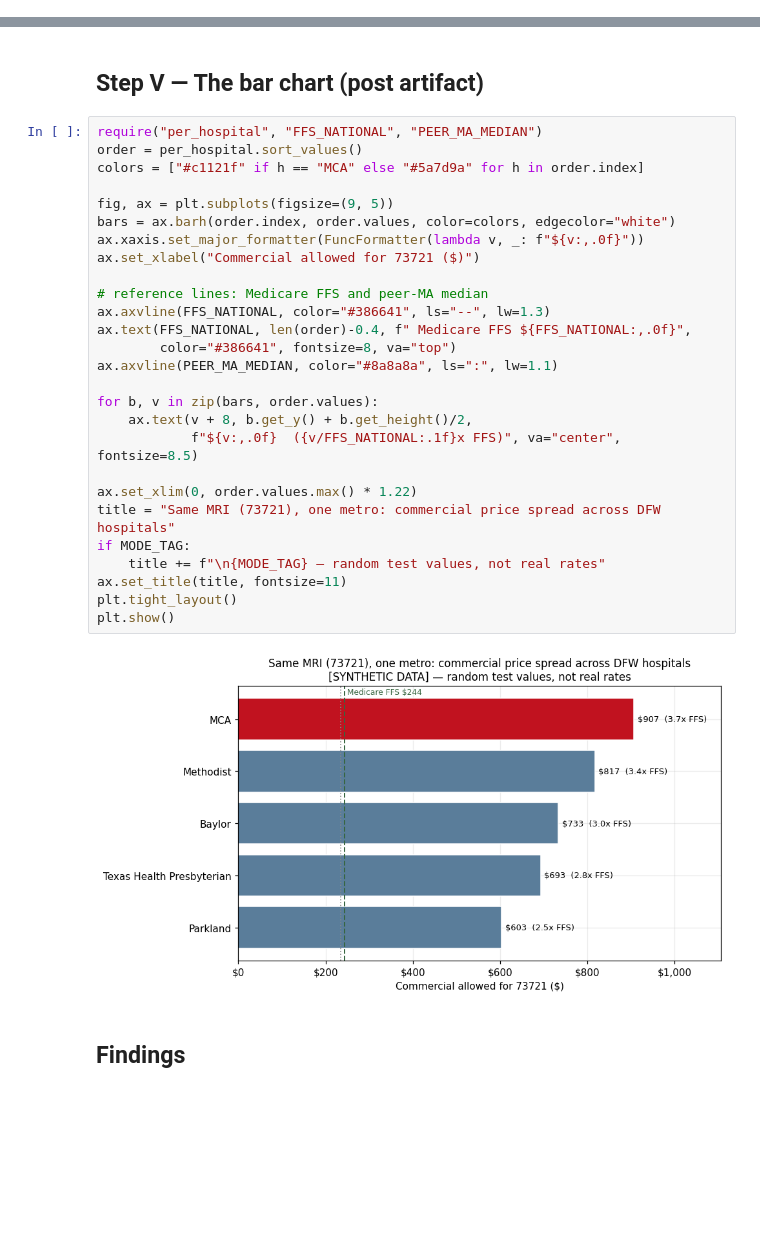
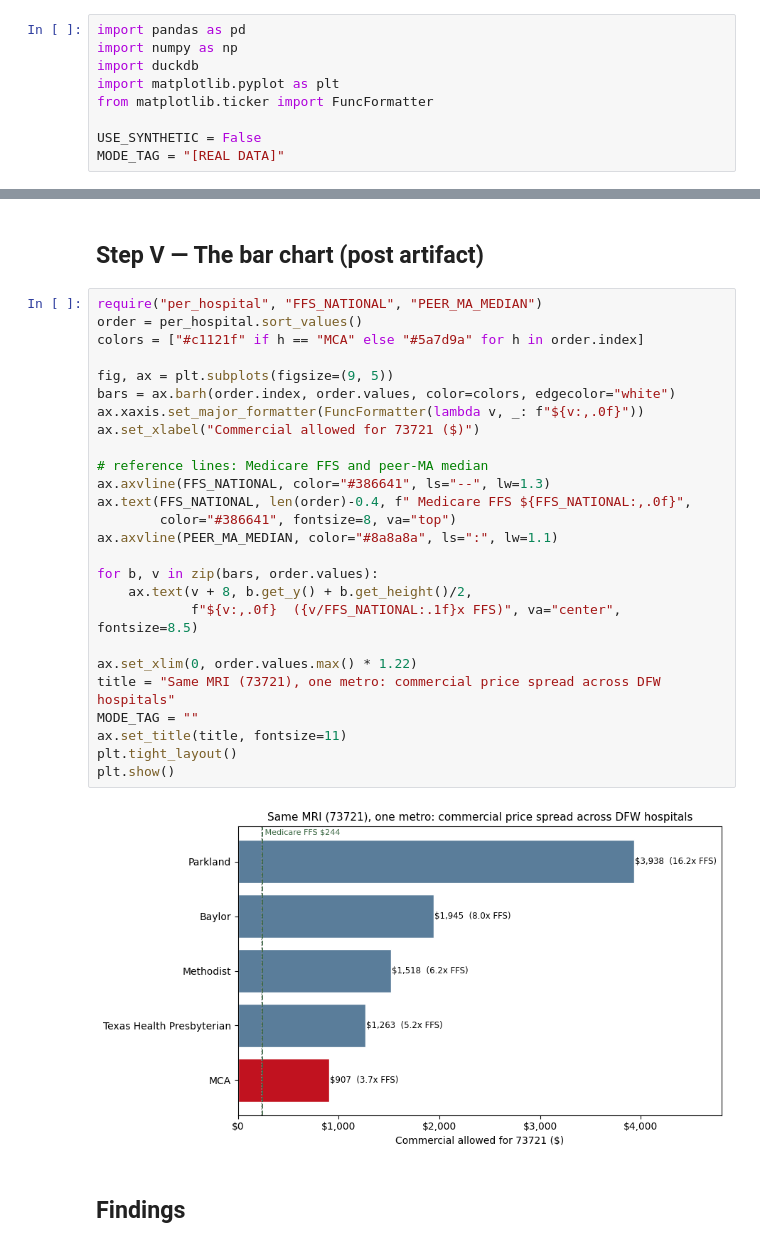
Before and after one commit to kedharswaminathan/dfw-hospital-pricing, a Jupyter notebook: notebooks/13_xhospital_commercial_73721.ipynb, the cells around one changed output, grey strips where cells are left out. Cells and saved outputs as stored; diff of their text form; blank space fills up the shorter version.

Commit message:
Run NB13 on real data; add missing imports and mode flag

````diff
--- a/notebooks/13_xhospital_commercial_73721.ipynb
+++ b/notebooks/13_xhospital_commercial_73721.ipynb
@@ -45,6 +45,15 @@ def commercial_rates_for_cpt(conn, cpt="73721", rate_type="commercial"):
 ```
 
 `COLMAP` maps the raw column names to the canonical ones this notebook uses.
+# %%
+import pandas as pd
+import numpy as np
+import duckdb
+import matplotlib.pyplot as plt
+from matplotlib.ticker import FuncFormatter
+
+USE_SYNTHETIC = False
+MODE_TAG = "[REAL DATA]"
 # %%
 # Canonical columns this notebook works in:  hospital | payer | plan | cpt | rate_type | rate
 COLMAP = {
@@ -347,32 +361,31 @@ Chargemaster-leak scan (> 6x FFS = > $1,463): none
 # %%
 require("per_hospital", "FFS_NATIONAL", "PEER_MA_MEDIAN")
 order = per_hospital.sort_values()
 colors = ["#c1121f" if h == "MCA" else "#5a7d9a" for h in order.index]
 
 fig, ax = plt.subplots(figsize=(9, 5))
 bars = ax.barh(order.index, order.values, color=colors, edgecolor="white")
 ax.xaxis.set_major_formatter(FuncFormatter(lambda v, _: f"${v:,.0f}"))
 ax.set_xlabel("Commercial allowed for 73721 ($)")
 
 # reference lines: Medicare FFS and peer-MA median
 ax.axvline(FFS_NATIONAL, color="#386641", ls="--", lw=1.3)
 ax.text(FFS_NATIONAL, len(order)-0.4, f" Medicare FFS ${FFS_NATIONAL:,.0f}",
         color="#386641", fontsize=8, va="top")
 ax.axvline(PEER_MA_MEDIAN, color="#8a8a8a", ls=":", lw=1.1)
 
 for b, v in zip(bars, order.values):
     ax.text(v + 8, b.get_y() + b.get_height()/2,
             f"${v:,.0f}  ({v/FFS_NATIONAL:.1f}x FFS)", va="center", fontsize=8.5)
 
 ax.set_xlim(0, order.values.max() * 1.22)
 title = "Same MRI (73721), one metro: commercial price spread across DFW hospitals"
-if MODE_TAG:
-    title += f"\n{MODE_TAG} — random test values, not real rates"
+MODE_TAG = ""
 ax.set_title(title, fontsize=11)
 plt.tight_layout()
 plt.show()
 # %% [output]
-[figure, old version]
+[figure, new version]
 # %% [markdown]
 ## Findings
 # %% [markdown]
````
Also changed, not shown: parts of 5 cells of this notebook.
